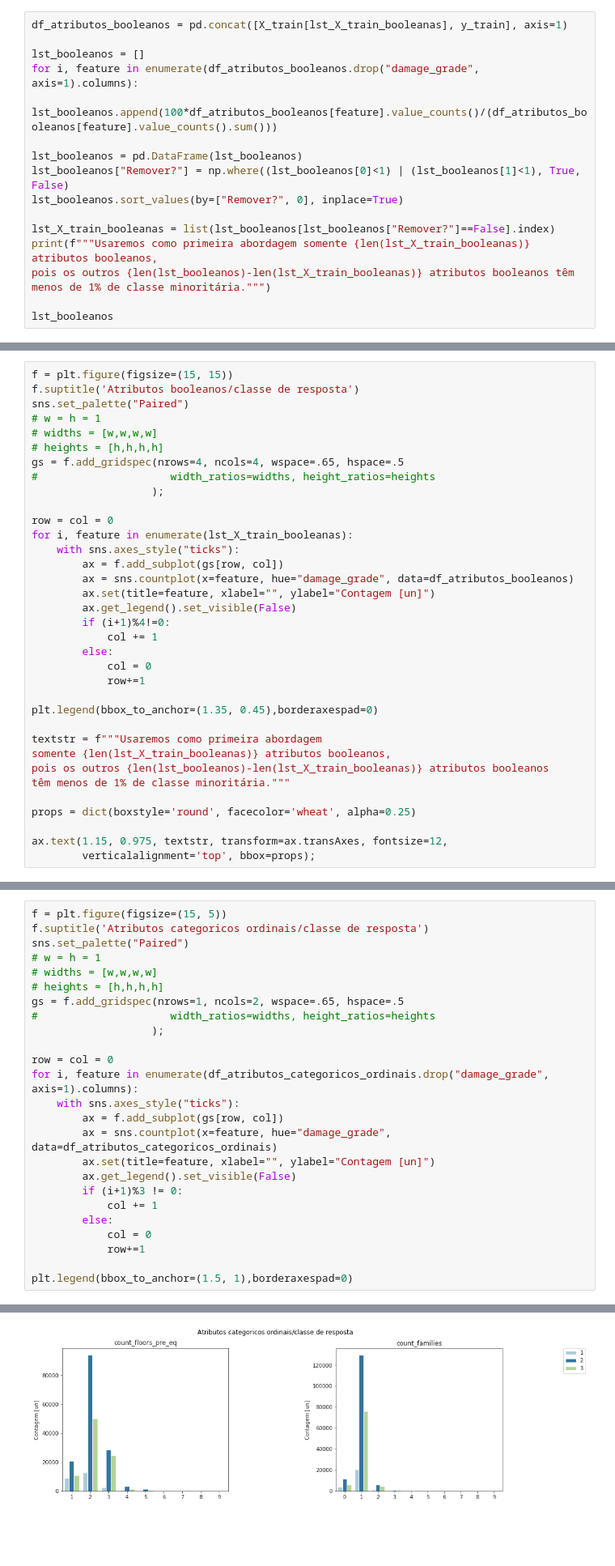
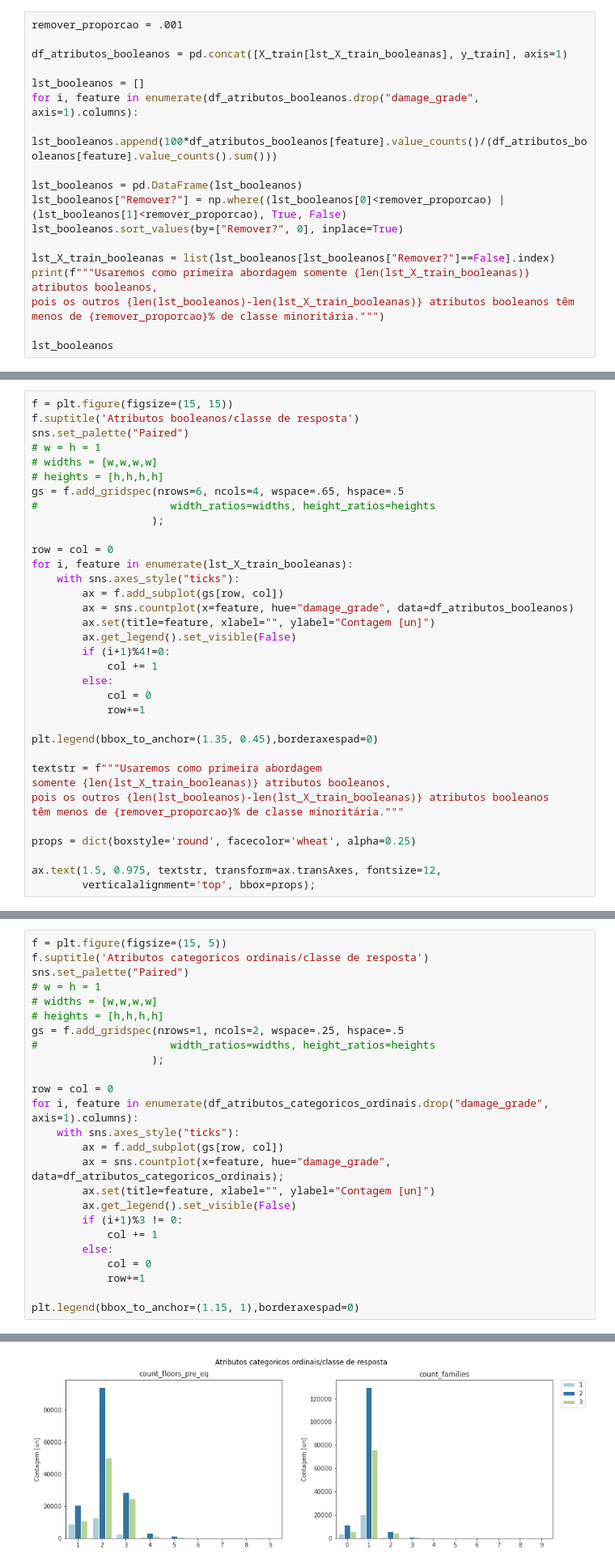
Before and after one commit to Carne-de-Pescoco/Modeling-Earthquake, a Jupyter notebook: notebooks/1_business_understanding_suto.ipynb, the cells around one changed output, grey strips where cells are left out. Shown at 81% size. Drawn from its saved outputs; the diff is of its cells as text; blank space fills up the shorter version.

```diff
--- a/notebooks/1_business_understanding_suto.ipynb
+++ b/notebooks/1_business_understanding_suto.ipynb
@@ -181,6 +185,8 @@ Para os gráficos, dividiremos os atributos de X_train da seguinte forma:
 # %% [markdown]
 ### lst_X_train_booleanas
 # %%
+remover_proporcao = .001
+
 df_atributos_booleanos = pd.concat([X_train[lst_X_train_booleanas], y_train], axis=1)
 
 lst_booleanos = []
@@ -188,12 +194,12 @@ for i, feature in enumerate(df_atributos_booleanos.drop("damage_grade", axis=1).
     lst_booleanos.append(100*df_atributos_booleanos[feature].value_counts()/(df_atributos_booleanos[feature].value_counts().sum()))
 
 lst_booleanos = pd.DataFrame(lst_booleanos)
-lst_booleanos["Remover?"] = np.where((lst_booleanos[0]<1) | (lst_booleanos[1]<1), True, False)
+lst_booleanos["Remover?"] = np.where((lst_booleanos[0]<remover_proporcao) | (lst_booleanos[1]<remover_proporcao), True, False)
 lst_booleanos.sort_values(by=["Remover?", 0], inplace=True)
 
 lst_X_train_booleanas = list(lst_booleanos[lst_booleanos["Remover?"]==False].index)
 print(f"""Usaremos como primeira abordagem somente {len(lst_X_train_booleanas)} atributos booleanos,
-pois os outros {len(lst_booleanos)-len(lst_X_train_booleanas)} atributos booleanos têm menos de 1% de classe minoritária.""")
+pois os outros {len(lst_booleanos)-len(lst_X_train_booleanas)} atributos booleanos têm menos de {remover_proporcao}% de classe minoritária.""")
 
 lst_booleanos
 # %% [output]
@@ -223,7 +229,7 @@ sns.set_palette("Paired")
 # w = h = 1
 # widths = [w,w,w,w]
 # heights = [h,h,h,h]
-gs = f.add_gridspec(nrows=4, ncols=4, wspace=.65, hspace=.5
+gs = f.add_gridspec(nrows=6, ncols=4, wspace=.65, hspace=.5
 #                     width_ratios=widths, height_ratios=heights
                    );
 
@@ -245,10 +251,10 @@ plt.legend(bbox_to_anchor=(1.35, 0.45),borderaxespad=0)
 textstr = f"""Usaremos como primeira abordagem
 somente {len(lst_X_train_booleanas)} atributos booleanos,
 pois os outros {len(lst_booleanos)-len(lst_X_train_booleanas)} atributos booleanos
-têm menos de 1% de classe minoritária."""
+têm menos de {remover_proporcao}% de classe minoritária."""
 
 props = dict(boxstyle='round', facecolor='wheat', alpha=0.25)
 
-ax.text(1.15, 0.975, textstr, transform=ax.transAxes, fontsize=12,
+ax.text(1.5, 0.975, textstr, transform=ax.transAxes, fontsize=12,
         verticalalignment='top', bbox=props);
 # %% [output]
@@ -282,28 +288,28 @@ lst_X_train_categoricas_nominais = list(df_atributos_categoricos_nominais.column
 # %%
 f = plt.figure(figsize=(15, 5))
 f.suptitle('Atributos categoricos ordinais/classe de resposta')
 sns.set_palette("Paired")
 # w = h = 1
 # widths = [w,w,w,w]
 # heights = [h,h,h,h]
-gs = f.add_gridspec(nrows=1, ncols=2, wspace=.65, hspace=.5
+gs = f.add_gridspec(nrows=1, ncols=2, wspace=.25, hspace=.5
 #                     width_ratios=widths, height_ratios=heights
                    );
 
 row = col = 0
 for i, feature in enumerate(df_atributos_categoricos_ordinais.drop("damage_grade", axis=1).columns):
     with sns.axes_style("ticks"):
         ax = f.add_subplot(gs[row, col])
-        ax = sns.countplot(x=feature, hue="damage_grade", data=df_atributos_categoricos_ordinais)
+        ax = sns.countplot(x=feature, hue="damage_grade", data=df_atributos_categoricos_ordinais);
         ax.set(title=feature, xlabel="", ylabel="Contagem [un]")
         ax.get_legend().set_visible(False)
         if (i+1)%3 != 0:
             col += 1
         else:
             col = 0
             row+=1
 
-plt.legend(bbox_to_anchor=(1.5, 1),borderaxespad=0)
+plt.legend(bbox_to_anchor=(1.15, 1),borderaxespad=0)
 # %% [output]
 <matplotlib.legend.Legend at 0x...>
-[figure, old version]
+[figure, new version]
```
Also changed, not shown: parts of 15 cells of this notebook, 9 other files.
